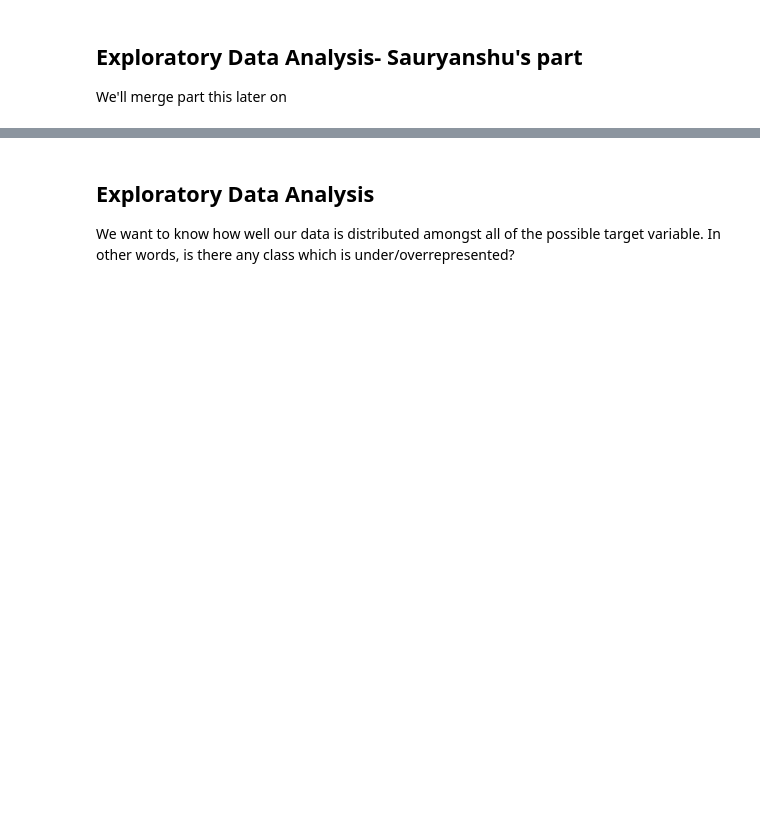
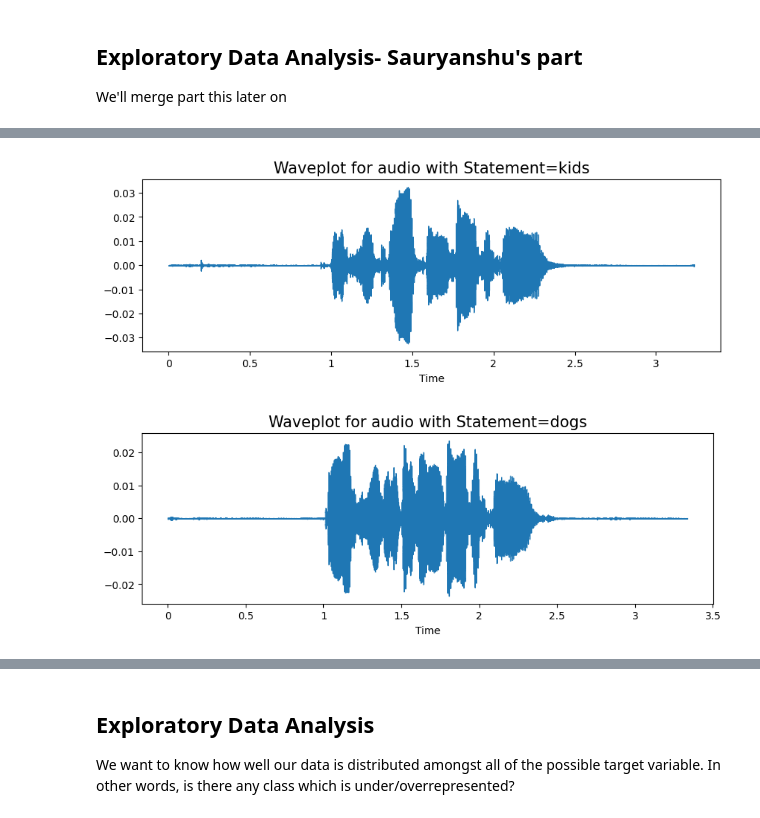
Before and after one commit to kitan23/Speech-Recognition, a Jupyter notebook: Milestone_2.ipynb, the cells around one changed output, grey strips where cells are left out. Saved outputs shown, nothing was run; the diff lists cells and outputs as text; code cells hidden in the pictures; blank space fills up the shorter version.

```diff
--- a/Milestone_2.ipynb
+++ b/Milestone_2.ipynb
@@ -121,0 +149,6 @@ We'll merge part this later on
+# %%
+for statement in statement_list:
+  create_waveplot_wrapper("Statement",statement)
+# %% [output]
+[figure, added]
+[figure, added]
```
Also changed, not shown: parts of 8 cells of this notebook.
